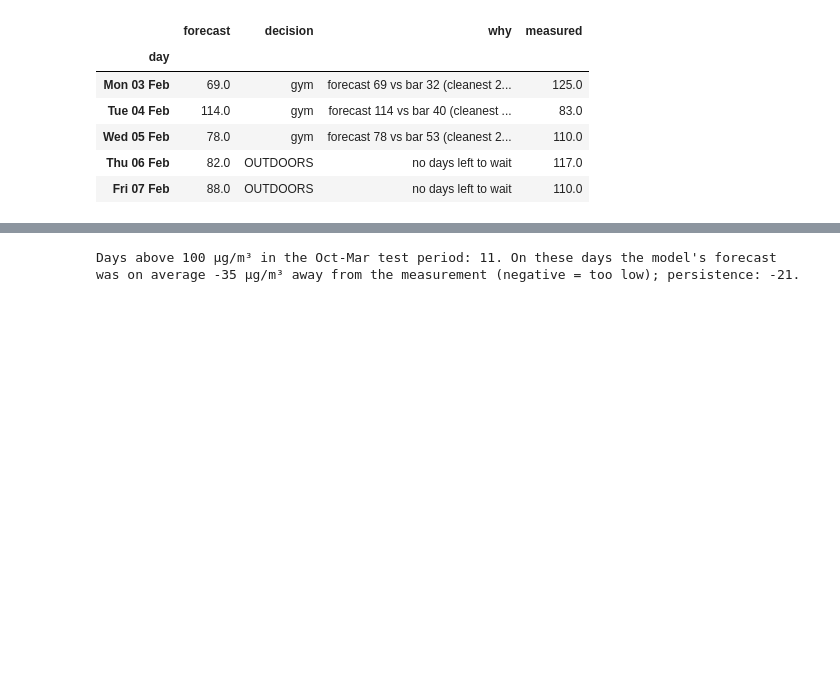
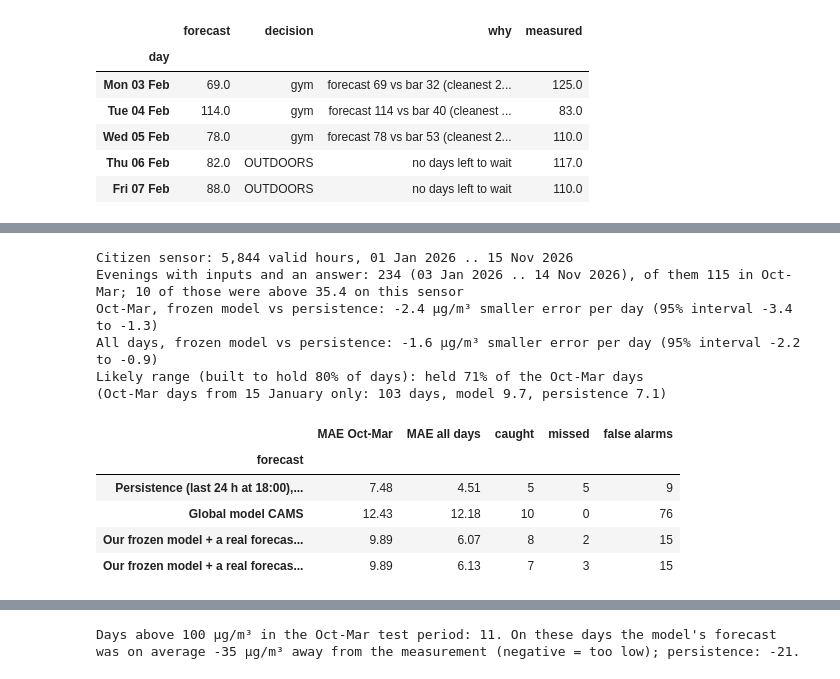
Before and after one commit to yk59m2cmhw-hash/c, a Jupyter notebook: almaty_smog_tomorrow.ipynb, the cells around one changed output, grey strips where cells are left out. Saved outputs shown, nothing was run; the diff lists cells and outputs as text; code cells hidden in the pictures; blank space fills up the shorter version.

```diff
--- a/almaty_smog_tomorrow.ipynb
+++ b/almaty_smog_tomorrow.ipynb
@@ -831,0 +959,66 @@ The dirtiest complete school week of the test period (starts 03 Feb 2025):
+# %%
+citizen_hourly = load_pm_hourly("data/raw/citizen_sds011_78340_hourly.csv")
+citizen_daily = daily_mean(citizen_hourly)
+forecast_2026 = load_weather_hourly("data/raw/forecast_archive_city_2026.csv")
+record_2026 = weather_from_forecast("", forecast_2026)        # what the weather model recorded for each day of 2026
+EXTERNAL_LAST_DAY = "2026-11-14"                                # the last complete day in the sensor archive when this was run
+
+external_base = build_dataset(citizen_hourly, record_2026)
+external_base = external_base[external_base["target_date"] <= EXTERNAL_LAST_DAY]
+
+
+def external_rows(suffix):
+    """Evenings of 2026: the citizen sensor's readings up to 18:00 + an archived weather forecast for tomorrow."""
+    rows = add_weather(external_base.drop(columns=weather_columns), record_2026, weather_from_forecast(suffix, forecast_2026))
+    rows = rows.dropna(subset=FEATURES)
+    rows["persistence"] = rows["pm_last24"]
+    rows["model"] = predict(final_model, rows, FEATURES)       # the frozen model from section 6
+    rows["range_low"], rows["range_high"] = likely_range(rows["model"], rows["target_date"])
+    rows["cams"] = cams_daily.reindex(rows["target_date"]).to_numpy()
+    return rows
+
+
+def external_line(rows, label, col, cutoff):
+    winter = rows[heating_season(rows["target_date"])]
+    counts = alert_counts(winter["target"], winter[col], cutoff)
+    return {"forecast": label, "MAE Oct-Mar": mae(winter["target"], winter[col]), "MAE all days": mae(rows["target"], rows[col]),
+            "caught": counts["caught"], "missed": counts["missed"], "false alarms": counts["false alarms"]}
+
+
+external = external_rows("_previous_day2")                      # main version
+external_day1 = external_rows("_previous_day1")
+ext_winter = external[heating_season(external["target_date"])]
+ext_table = pd.DataFrame([
+    external_line(external, "Persistence (last 24 h at 18:00), same sensor", "persistence", CUTOFF_PERSISTENCE),
+    external_line(external, "Global model CAMS", "cams", CUTOFF_CAMS),
+    external_line(external, "Our frozen model + a real forecast, 2 days old (main)", "model", CUTOFF_MODEL),
+    external_line(external_day1, "Our frozen model + a real forecast, 1 day old", "model", CUTOFF_MODEL),
+]).set_index("forecast")
+ext_gain = np.abs(ext_winter["target"] - ext_winter["persistence"]) - np.abs(ext_winter["target"] - ext_winter["model"])
+ext_ci = weekly_bootstrap(ext_gain)
+ext_gain_all = np.abs(external["target"] - external["persistence"]) - np.abs(external["target"] - external["model"])
+ext_ci_all = weekly_bootstrap(ext_gain_all)
+ext_inside = (ext_winter["target"] >= ext_winter["range_low"]) & (ext_winter["target"] <= ext_winter["range_high"])
+print(f"Citizen sensor: {int(citizen_hourly.notna().sum()):,} valid hours, {citizen_hourly.index.min():%d %b %Y} .. {citizen_hourly.index.max():%d %b %Y}")
+print(f"Evenings with inputs and an answer: {len(external)} ({external['target_date'].min():%d %b %Y} .. {external['target_date'].max():%d %b %Y}), "
+      f"of them {len(ext_winter)} in Oct-Mar; {int((ext_winter['target'] > ALERT_LEVEL).sum())} of those were above 35.4 on this sensor")
+print(f"Oct-Mar, frozen model vs persistence: {ext_gain.mean():.1f} µg/m³ smaller error per day (95% interval {ext_ci[0]:.1f} to {ext_ci[1]:.1f})")
+print(f"All days, frozen model vs persistence: {ext_gain_all.mean():.1f} µg/m³ smaller error per day (95% interval {ext_ci_all[0]:.1f} to {ext_ci_all[1]:.1f})")
+print(f"Likely range (built to hold 80% of days): held {ext_inside.mean():.0%} of the Oct-Mar days")
+late = ext_winter[ext_winter["target_date"] >= "2026-01-15"]      # the protocol note guessed the archive started on 15 January
+print(f"(Oct-Mar days from 15 January only: {len(late)} days, model {mae(late['target'], late['model']):.1f}, "
+      f"persistence {mae(late['target'], late['persistence']):.1f})")
+ext_table
+# %% [output]
+Citizen sensor: 5,844 valid hours, 01 Jan 2026 .. 15 Nov 2026
+Evenings with inputs and an answer: 234 (03 Jan 2026 .. 14 Nov 2026), of them 115 in Oct-Mar; 10 of those were above 35.4 on this sensor
+Oct-Mar, frozen model vs persistence: -2.4 µg/m³ smaller error per day (95% interval -3.4 to -1.3)
+All days, frozen model vs persistence: -1.6 µg/m³ smaller error per day (95% interval -2.2 to -0.9)
+Likely range (built to hold 80% of days): held 71% of the Oct-Mar days
+(Oct-Mar days from 15 January only: 103 days, model 9.7, persistence 7.1)
+|  | MAE Oct-Mar | MAE all days | caught | missed | false alarms |
+| forecast |  |  |  |  |  |
+| Persistence (last 24 h at 18:00),... | 7.48 | 4.51 | 5 | 5 | 9 |
+| Global model CAMS | 12.43 | 12.18 | 10 | 0 | 76 |
+| Our frozen model + a real forecas... | 9.89 | 6.07 | 8 | 2 | 15 |
+| Our frozen model + a real forecas... | 9.89 | 6.13 | 7 | 3 | 15 |
```
Also changed, not shown: parts of 19 cells of this notebook, 7 other files.
